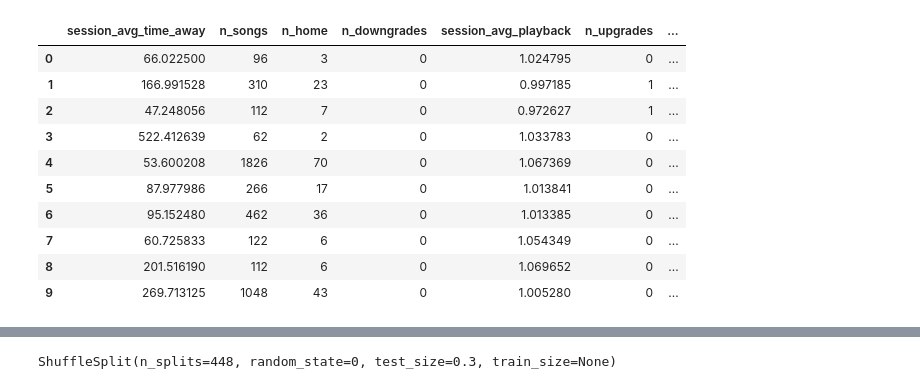
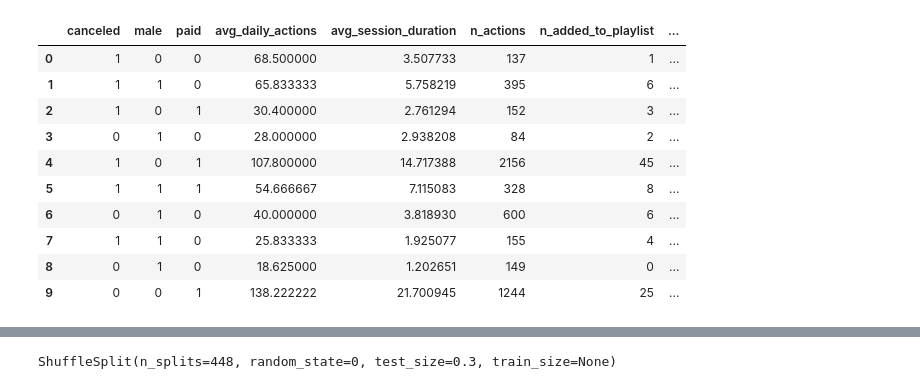
Before and after one commit to brunowdev/sparkify, a Jupyter notebook: Sklearn - Test.ipynb, the cells around one changed output, grey strips where cells are left out. Drawn from its saved outputs; the diff is of its cells as text; code cells hidden in the pictures.

```diff
--- a/Sklearn - Test.ipynb
+++ b/Sklearn - Test.ipynb
@@ -29,30 +29,21 @@ j.reload(j)
 %matplotlib inline
 # %%
 data = pd.read_csv('sparkify_data_final.csv')
-data = data.drop(['userId'] ,axis = 1)
 
 pd.set_option('use_inf_as_na', True)
-
-# data['days_time_away'] = (data.session_avg_time_away / data.n_days) / data.avg_session_duration
-
-# data['days_time_away'] = (data.session_avg_time_away / data.avg_session_duration) / data.n_days
-
 data = data.dropna()
-
 data = data.drop(list(filter(lambda c: len(c) == 2, data.columns)), axis = 1)
 
-data = data.drop(['state', 'avg_daily_actions'], axis = 1)
+data.head(10)
+# %% [output]
+|  | canceled | male | paid | avg_daily_actions | avg_session_duration | n_actions | n_added_to_playlist | ... |
+| 0 | 1 | 0 | 0 | 68.500000 | 3.507733 | 137 | 1 | ... |
+| 1 | 1 | 1 | 0 | 65.833333 | 5.758219 | 395 | 6 | ... |
+| 2 | 1 | 0 | 1 | 30.400000 | 2.761294 | 152 | 3 | ... |
+| 3 | 0 | 1 | 0 | 28.000000 | 2.938208 | 84 | 2 | ... |
+| 4 | 1 | 0 | 1 | 107.800000 | 14.717388 | 2156 | 45 | ... |
+| 5 | 1 | 1 | 1 | 54.666667 | 7.115083 | 328 | 8 | ... |
+| 6 | 0 | 1 | 0 | 40.000000 | 3.818930 | 600 | 6 | ... |
+| 7 | 1 | 1 | 0 | 25.833333 | 1.925077 | 155 | 4 | ... |
+| 8 | 0 | 1 | 0 | 18.625000 | 1.202651 | 149 | 0 | ... |
+| 9 | 0 | 0 | 1 | 138.222222 | 21.700945 | 1244 | 25 | ... |
-# %%
-data.head(10)
-# %% [output]
-|  | session_avg_time_away | n_songs | n_home | n_downgrades | session_avg_playback | n_upgrades | ... |
-| 0 | 66.022500 | 96 | 3 | 0 | 1.024795 | 0 | ... |
-| 1 | 166.991528 | 310 | 23 | 0 | 0.997185 | 1 | ... |
-| 2 | 47.248056 | 112 | 7 | 0 | 0.972627 | 1 | ... |
-| 3 | 522.412639 | 62 | 2 | 0 | 1.033783 | 0 | ... |
-| 4 | 53.600208 | 1826 | 70 | 0 | 1.067369 | 0 | ... |
-| 5 | 87.977986 | 266 | 17 | 0 | 1.013841 | 0 | ... |
-| 6 | 95.152480 | 462 | 36 | 0 | 1.013385 | 0 | ... |
-| 7 | 60.725833 | 122 | 6 | 0 | 1.054349 | 0 | ... |
-| 8 | 201.516190 | 112 | 6 | 0 | 1.069652 | 0 | ... |
-| 9 | 269.713125 | 1048 | 43 | 0 | 1.005280 | 0 | ... |
```
Also changed, not shown: parts of 14 cells of this notebook.
